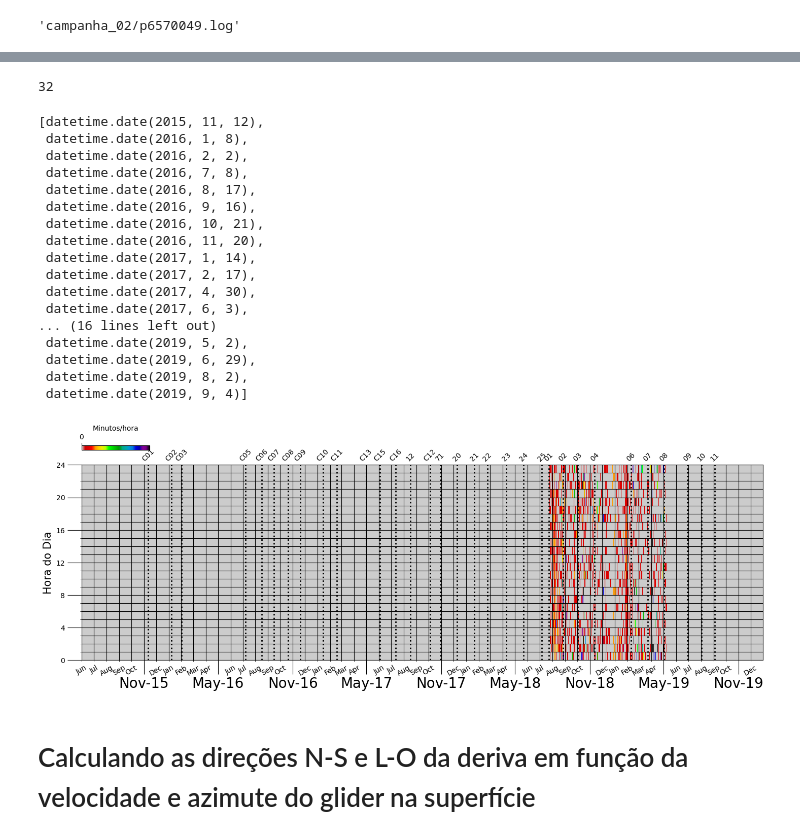
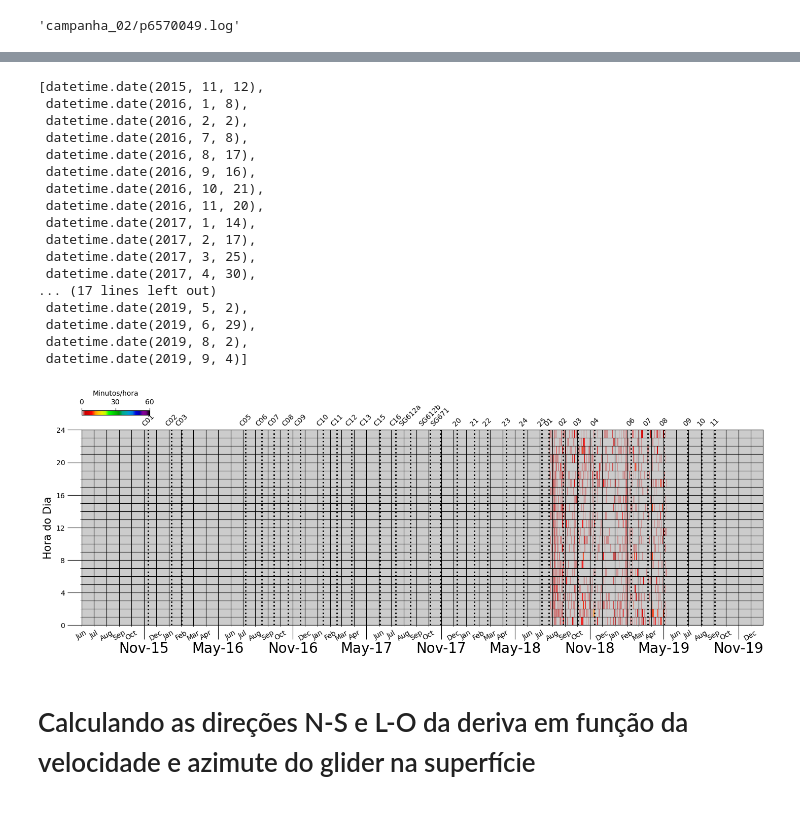
Before and after one commit to dIOGOLOC/marefone, a Jupyter notebook: Tutorial_Glider_LOG_data.ipynb, the cells around one changed output, grey strips where cells are left out. Saved outputs shown, nothing was run; the diff lists cells and outputs as text; code cells hidden in the pictures.

```diff
--- a/Tutorial_Glider_LOG_data.ipynb
+++ b/Tutorial_Glider_LOG_data.ipynb
@@ -72,6 +72,8 @@ def check_datetime_in_period(datetime_lst,dataf):
 
     return data_x_axis
 #----------------------------
+# %%
+FOLDER_OUTPUT = '/home/diogoloc/dados_posdoc/gliders_project/OUTPUT/'
 # %% [markdown]
 # Extraindo informações dos arquivos ".log" e criando um dataframe em PANDAS
 # %%
@@ -164,13 +166,12 @@ for day_date in  tqdm(day_date_lst,total=len(day_date_lst), desc='Calculatig min
 df_to_plot = pd.concat(dataframe_lista, ignore_index=True)
 # %%
 campanha_dic_str = {
-    'C01':['12/11/15','19/12/15'],'C02':['08/01/16','02/02/16'],'C06':['17/08/16','15/09/16'],'C07':['16/09/16','15/10/16'],
-    'C08':['21/10/16','20/11/16'],'C03':['02/02/16','18/04/16'],'C05':['08/07/16','16/08/16'],'C09':['20/11/16','13/01/17'],
-    '20':['10/12/17','20/01/18'],'21':['21/01/18','22/02/18'],'22':['22/02/18','05/04/18'],'23':['10/04/18','17/05/18'],
-    '24':['22/05/18','06/07/18'],'25':['06/07/18','22/07/18'],'C10':['14/01/17','16/02/17'],'C11':['17/02/17','24/03/17'],
-    '12':['25/03/17','29/04/17'],'C13':['30/04/17','02/05/17'],'C15':['03/06/17','10/07/17'],'C16':['12/07/17','16/08/17'],
-    '07':['23/03/19','01/05/19'],'08':['02/05/19','16/06/19'],'09':['29/06/19','31/07/19'],'10':['02/08/19','28/08/19'],
-    '11':['04/09/19','10/10/19'],'12':['17/08/17','04/10/17'],'C12':['04/10/17','28/10/17'],'71':['29/10/17','09/12/17'],
-    '04':['13/11/18','28/11/18'],'06':['10/02/19','14/03/19'],'01':['23/07/18','28/08/18'],'02':['27/08/18','03/10/18'],
-    '03':['02/10/18','14/11/18'],'04':['13/11/18','23/12/18']
+    'C01':['12/11/15','19/12/15'],'C02':['08/01/16','02/02/16'],'C03':['02/02/16','18/04/16'],'C05':['08/07/16','16/08/16'],
+    'C06':['17/08/16','15/09/16'],'C07':['16/09/16','15/10/16'],'C08':['21/10/16','20/11/16'],'C09':['20/11/16','13/01/17'],
+    'C10':['14/01/17','16/02/17'],'C11':['17/02/17','24/03/17'],'C12':['25/03/17','29/04/17'],'C13':['30/04/17','02/05/17'],
+    'C15':['03/06/17','10/07/17'],'C16':['12/07/17','16/08/17'],'SG612a':['17/08/17','04/10/17'],'SG612b':['04/10/17','28/10/17'],
+    'SG671':['29/10/17','09/12/17'],'20':['10/12/17','20/01/18'],'21':['21/01/18','22/02/18'],'22':['22/02/18','05/04/18'],
+    '23':['10/04/18','17/05/18'],'24':['22/05/18','06/07/18'],'25':['06/07/18','22/07/18'],
+    '01':['23/07/18','28/08/18'],'02':['27/08/18','03/10/18'],'03':['02/10/18','14/11/18'],'04':['13/11/18','23/12/18'],'06':['10/02/19','14/03/19'],
+    '07':['23/03/19','01/05/19'],'08':['02/05/19','16/06/19'],'09':['29/06/19','31/07/19'],'10':['02/08/19','28/08/19'],'11':['04/09/19','10/10/19'],
                     }
@@ -201,7 +178,3 @@ sorted(campanha_dic_str.values())
-# %%
-len(sorted(campanha_dic_str.values()))
-# %% [output]
-32
 # %%
 campanha_dic_dates = []
 for i in campanha_dic_str.values():
@@ -219,9 +192,9 @@ sorted(campanha_dic_dates)
  datetime.date(2016, 11, 20),
  datetime.date(2017, 1, 14),
  datetime.date(2017, 2, 17),
+ datetime.date(2017, 3, 25),
  datetime.date(2017, 4, 30),
- datetime.date(2017, 6, 3),
-... (16 lines left out)
+... (17 lines left out)
  datetime.date(2019, 5, 2),
  datetime.date(2019, 6, 29),
  datetime.date(2019, 8, 2),
@@ -260,7 +233,7 @@ fig, ax = plt.subplots(nrows=1, ncols=1,figsize=(20,5))
 data_x_axis = check_datetime_in_period(datetime_lista,df_to_plot)
 datetime_pcolormesh = np.arange(datatime_initial, datatime_final+timedelta(days=1), timedelta(days=1)).astype(datetime)
 
-im = ax.pcolormesh(datetime_pcolormesh,np.arange(25),data_x_axis,cmap='nipy_spectral_r', vmin=0, vmax=10,shading='flat',ec='none')
+im = ax.pcolormesh(datetime_pcolormesh,np.arange(25),data_x_axis,cmap='nipy_spectral_r', vmin=0, vmax=60,shading='flat',ec='none')
 
 for dc,date_camp in enumerate(campanha_dic_dates):
     ax.axvline(x = date_camp, color='k', ls=':',lw=2)
@@ -269,37 +242,37 @@ for dc,date_camp in enumerate(campanha_dic_dates):
 ax.set_xlim(datatime_initial,datatime_final)
 ax.yaxis.set_major_locator(MultipleLocator(4))
 ax.yaxis.set_minor_locator(MultipleLocator(1))
 ax.xaxis.set_major_locator(months)
 ax.xaxis.set_major_formatter(monthsFmt)
 ax.xaxis.set_minor_locator(months1)
 ax.xaxis.set_minor_formatter(months1Fmt)
 ax.tick_params(which='minor', length=2)
 ax.tick_params(which='major', length=20)
 ax.set_ylim(0,24)
 ax.set_aspect(20.0)
 ax.set_ylabel('Hora do Dia',fontsize=15)
 ax.grid(visible=True, which='major', color='k', linestyle='-')
 ax.grid(visible=True, which='minor', color='k', linestyle='-')
 
 plt.setp(ax.xaxis.get_majorticklabels(), fontsize=20)
 plt.setp(ax.xaxis.get_minorticklabels(), fontsize=10,rotation=30)
 
 #criando a localização da barra de cores:
 axins = inset_axes(ax,
                     width="10%",  # width = 15% of parent_bbox width
                     height="2.5%",  # height : 2.5%
                     loc='upper left',
                     bbox_to_anchor=(0.0, 0.1, 1, 1),
                     bbox_transform=ax.transAxes,
                     borderpad=0,
                     )
-cbar = fig.colorbar(im, cax=axins, orientation="horizontal", ticklocation='top',ticks=[0,20,40,60],label='Minutos/hora')
+cbar = fig.colorbar(im, cax=axins, orientation="horizontal", ticklocation='top',ticks=[0,30,60],label='Minutos/hora')
 
 plt.show()
-#os.makedirs(FOLDER_OUTPUT+'/FIGURAS/',exist_ok=True)
-#fig.savefig(FOLDER_OUTPUT+'/FIGURAS/'+'COMPLETENESS_'+datatime_initial.strftime("%Y.%m.%d")+datatime_final.strftime("%Y.%m.%d")+'.png',dpi=300)
+os.makedirs(FOLDER_OUTPUT+'/FIGURAS/',exist_ok=True)
+fig.savefig(FOLDER_OUTPUT+'/FIGURAS/'+'COMPLETENESS_'+datatime_initial.strftime("%Y.%m.%d")+datatime_final.strftime("%Y.%m.%d")+'_log.png',dpi=300)
 # %% [output]
-[figure, old version]
+[figure, new version]
 # %% [markdown]
 # Calculando as direções N-S e L-O da deriva em função da velocidade e azimute do glider na superfície
 # %%
```
Also changed, not shown: parts of 6 cells of this notebook.
